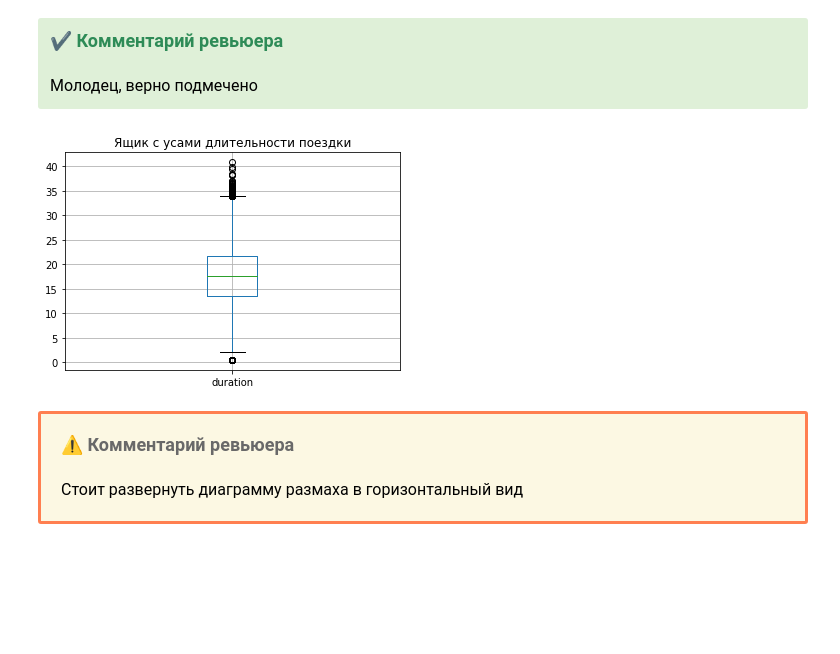
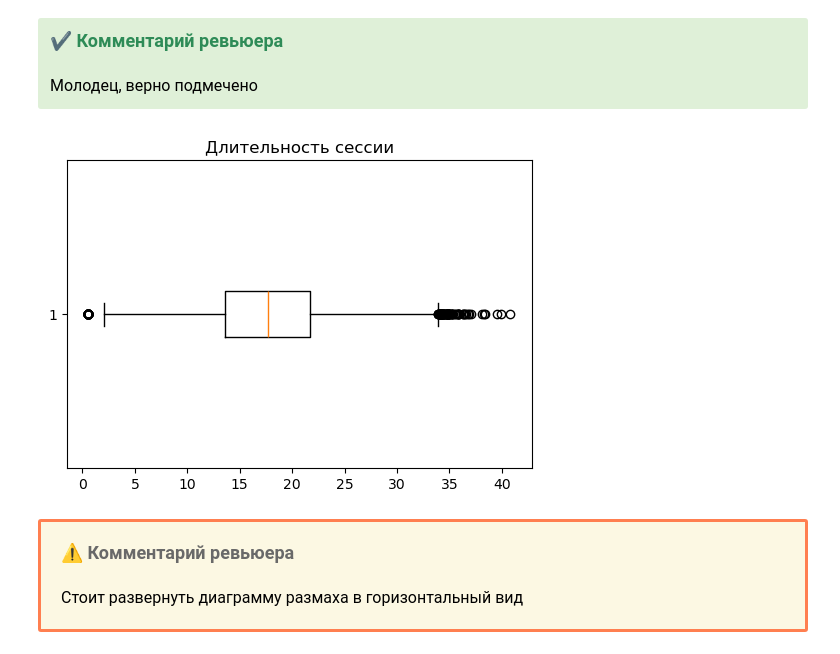
Before and after one commit to serguntsov/scooter, a Jupyter notebook: notebook.ipynb, the cells around one changed output. Drawn from its saved outputs; the diff is of its cells as text; code cells hidden in the pictures; blank space fills up the shorter version.

```diff
--- a/notebook.ipynb
+++ b/notebook.ipynb
@@ -534,12 +532,12 @@ plt.show()
 # %%
 plt.figure(figsize=(6, 4))
 
-rides_go.boxplot(column='duration')
-
-plt.title('Ящик с усами длительности поездки')
+plt.boxplot(rides_go['duration'],
+            vert=False)
+plt.title('Длительность сессии')
 plt.show()
 # %% [output]
-[figure, old version]
+[figure, new version]
 # %% [markdown]
 <div class="alert alert-warning", style="border:solid coral 3px; padding: 20px">
 <font size="4", color = "DimGrey"><b>⚠️ Комментарий ревьюера</b></font>
```
Also changed, not shown: parts of 52 cells of this notebook.
